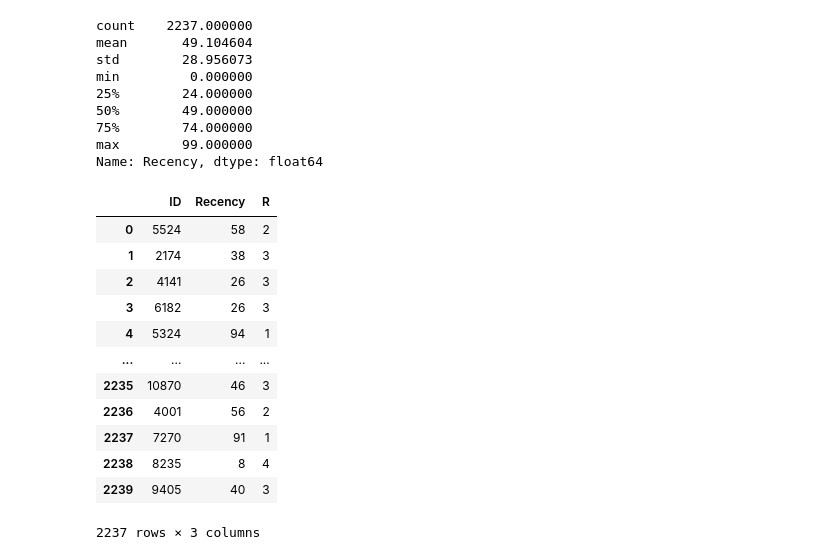
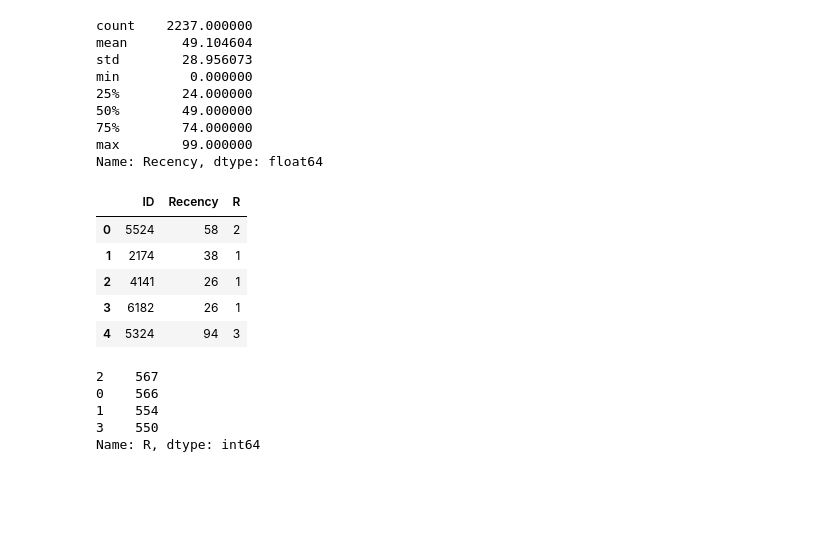
Before and after one commit to jkaikong/Customer_Analysis, a Jupyter notebook: Customer_Personality_Analysis.ipynb, the cells around one changed output. Drawn from its saved outputs; the diff is of its cells as text; code cells hidden in the pictures; blank space fills up the shorter version.

```diff
--- a/Customer_Personality_Analysis.ipynb
+++ b/Customer_Personality_Analysis.ipynb
@@ -274,3 +271,0 @@ Name: Year_Birth, dtype: float64
-# %%
-# Considering the creator of this data set didn't aware of when was the data collected. I use 2019 as current year.
-df['Age'] = 2018 - df.Year_Birth
@@ -277,3 +275,5 @@ df['Age'] = 2018 - df.Year_Birth
+# %%
+df['Age'] = 2015 - df.Year_Birth
 # %% [markdown]
 > **Replace missing value in 'Income' column with the median of each education level**
 # %%
@@ -403,23 +416,24 @@ min         0.000000
 max        99.000000
 Name: Recency, dtype: float64
 # %%
-r_labels = range(4, 0, -1)
+r_labels = range(0, 4, 1)
 r_groups = pd.qcut(df['Recency'], q=4, labels=r_labels)
 # %%
 df = df.assign(R = r_groups.values)
 # %%
-df[['ID','Recency', 'R']]
+df[['ID','Recency', 'R']].head()
 # %% [output]
 |  | ID | Recency | R |
 | 0 | 5524 | 58 | 2 |
-| 1 | 2174 | 38 | 3 |
-| 2 | 4141 | 26 | 3 |
-| 3 | 6182 | 26 | 3 |
-| 4 | 5324 | 94 | 1 |
-| ... | ... | ... | ... |
-| 2235 | 10870 | 46 | 3 |
-| 2236 | 4001 | 56 | 2 |
-| 2237 | 7270 | 91 | 1 |
-| 2238 | 8235 | 8 | 4 |
-| 2239 | 9405 | 40 | 3 |
+| 1 | 2174 | 38 | 1 |
+| 2 | 4141 | 26 | 1 |
+| 3 | 6182 | 26 | 1 |
+| 4 | 5324 | 94 | 3 |
-2237 rows × 3 columns
+# %%
+df.R.value_counts()
+# %% [output]
+2    567
+0    566
+1    554
+3    550
+Name: R, dtype: int64
```
Also changed, not shown: parts of 13 cells of this notebook.
